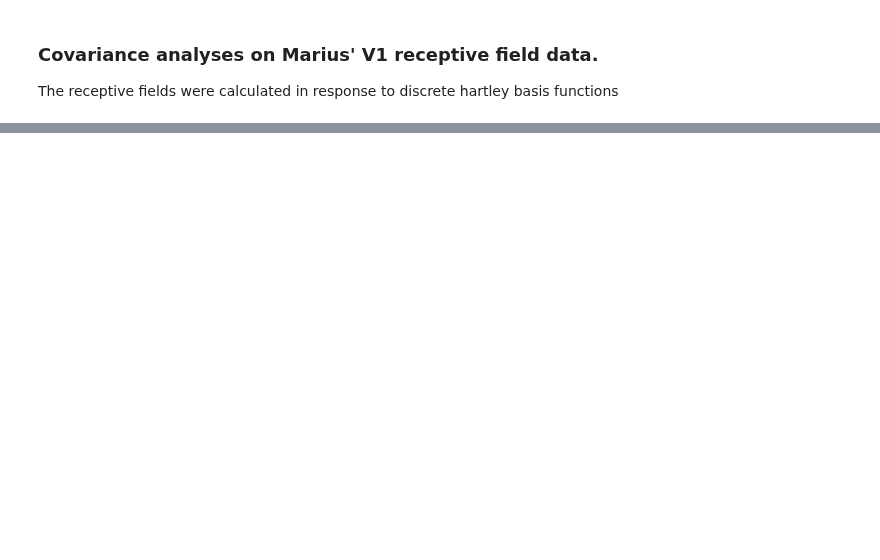
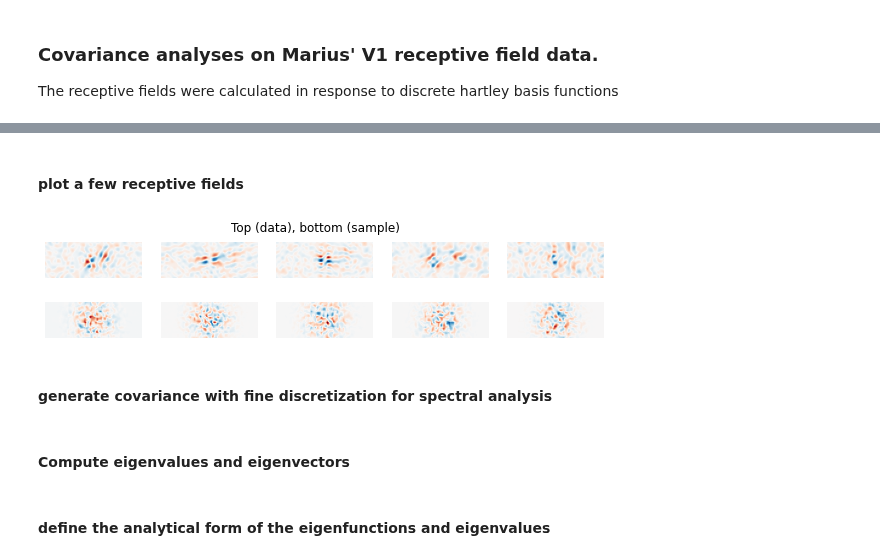
Before and after one commit to BruntonUWBio/structured-random-features, a Jupyter notebook: new_version/Marius_V1_DHT_cov_model.ipynb, the cells around one changed output, grey strips where cells are left out. Saved outputs shown, nothing was run; the diff lists cells and outputs as text; code cells hidden in the pictures; blank space fills up the shorter version.

```diff
--- a/new_version/Marius_V1_DHT_cov_model.ipynb
+++ b/new_version/Marius_V1_DHT_cov_model.ipynb
@@ -94,0 +91,24 @@ rf.shape
+# %% [markdown]
+#### plot a few receptive fields
+# %%
+fig = plt.figure(figsize=(10, 2))
+plt.suptitle('Top (data), bottom (sample)')
+for i in range(5):
+    idx = np.random.randint(num_cells)
+    ax = fig.add_subplot(2, 5, i + 1)
+    cell_rf = rf[idx].reshape(30, 80)
+    plt.imshow(cell_rf, cmap='RdBu')
+    plt.clim([-8, 8])
+    plt.axis('off')
+
+
+    ax = fig.add_subplot(2, 5, 5 + i + 1)
+    cell_rf = W[idx].reshape(30, 80)
+    plt.imshow(cell_rf, cmap='RdBu')
+    plt.clim([-8, 8])
+    plt.axis('off')
+# plt.savefig('results/V1_data/receptive_fields_Marius_DHT.pdf')
+# %% [output]
+[figure, added]
+# %% [markdown]
+#### generate covariance with fine discretization for spectral analysis
@@ -94,0 +142,2 @@ rf.shape
+# %% [markdown]
+#### Compute eigenvalues and eigenvectors
@@ -94,0 +149,2 @@ rf.shape
+# %% [markdown]
+#### define the analytical form of the eigenfunctions and eigenvalues
```
Also changed, not shown: parts of 15 cells of this notebook, 4 other files.
